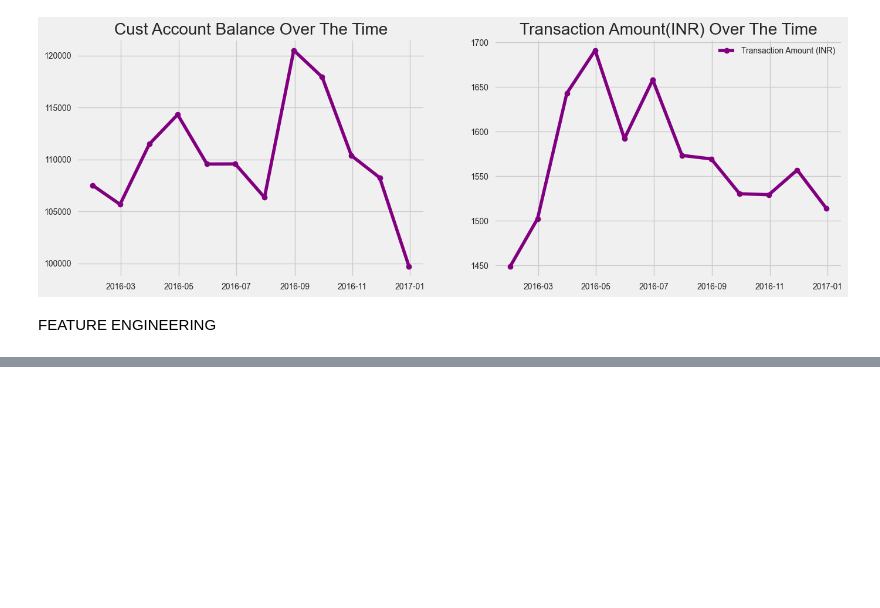
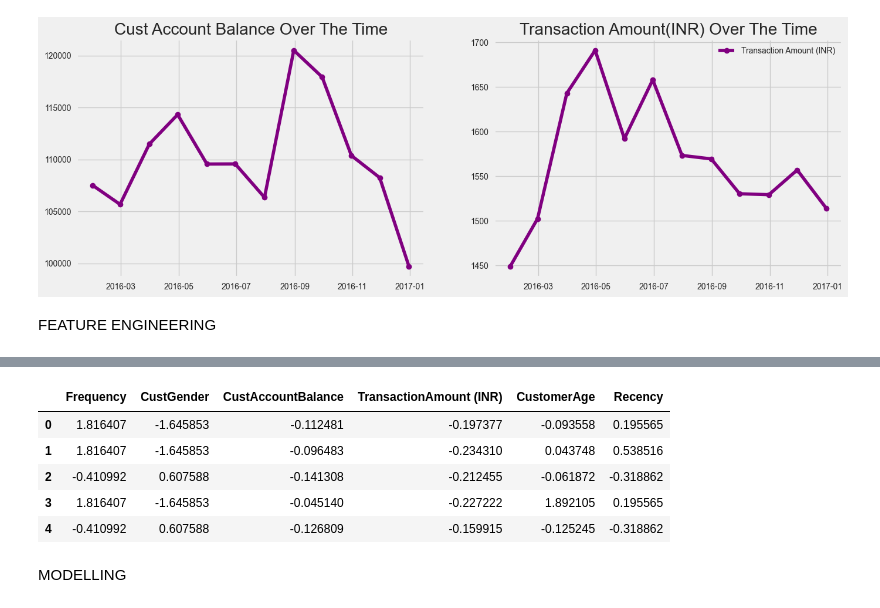
Before and after one commit to spraxx/DSProject, a Jupyter notebook: CustomerSegmentationNotebook.ipynb, the cells around one changed output, grey strips where cells are left out. Cells and saved outputs as stored; diff of their text form; code cells hidden in the pictures; blank space fills up the shorter version.

```diff
--- a/CustomerSegmentationNotebook.ipynb
+++ b/CustomerSegmentationNotebook.ipynb
@@ -323,0 +351,12 @@ FEATURE ENGINEERING
+# %%
+df_scaled=df_scaled.sample(n=100000,random_state=42).reset_index(drop=True)
+df_scaled.head()
+# %% [output]
+|  | Frequency | CustGender | CustAccountBalance | TransactionAmount (INR) | CustomerAge | Recency |
+| 0 | 1.816407 | -1.645853 | -0.112481 | -0.197377 | -0.093558 | 0.195565 |
+| 1 | 1.816407 | -1.645853 | -0.096483 | -0.234310 | 0.043748 | 0.538516 |
+| 2 | -0.410992 | 0.607588 | -0.141308 | -0.212455 | -0.061872 | -0.318862 |
+| 3 | 1.816407 | -1.645853 | -0.045140 | -0.227222 | 1.892105 | 0.195565 |
+| 4 | -0.410992 | 0.607588 | -0.126809 | -0.159915 | -0.125245 | -0.318862 |
+# %% [markdown]
+MODELLING
```
Also changed, not shown: parts of 5 cells of this notebook.
